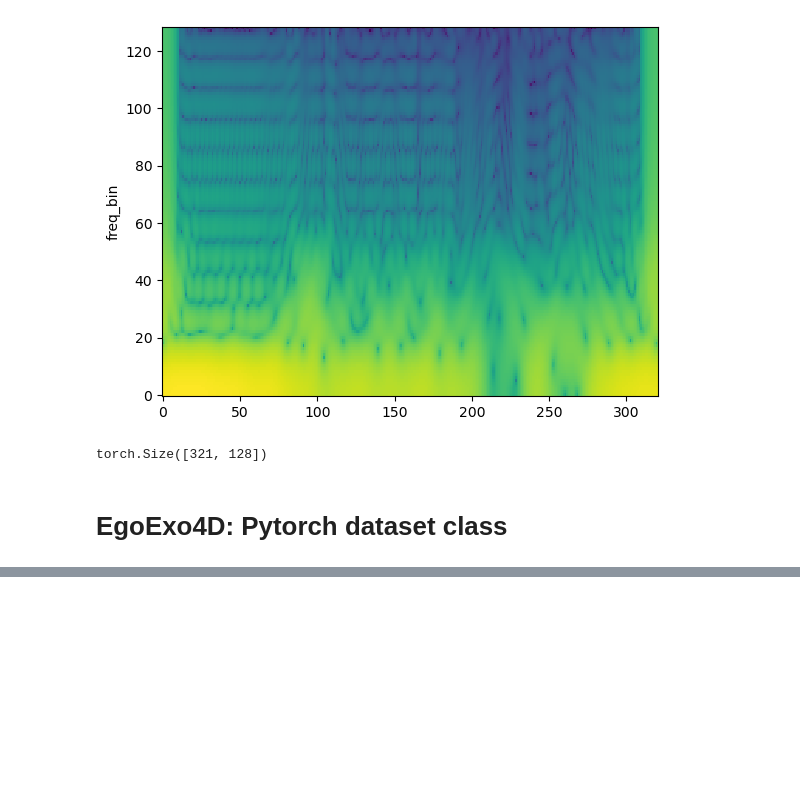
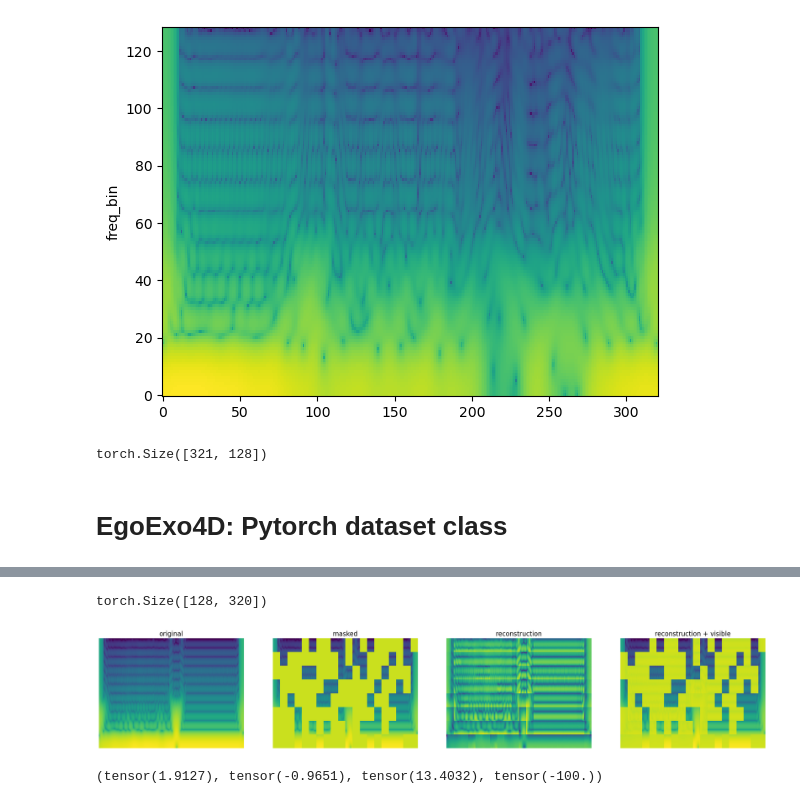
Before and after one commit to amir-goudarzi/IMU_testing, a Jupyter notebook: notebooks/egoexo4d.ipynb, the cells around one changed output, grey strips where cells are left out. Cells and saved outputs as stored; diff of their text form; code cells hidden in the pictures; blank space fills up the shorter version.

```diff
--- a/notebooks/egoexo4d.ipynb
+++ b/notebooks/egoexo4d.ipynb
@@ -784,0 +947,9 @@ for _, (imu, omni) in enumerate(dataloader):
+# %%
+visualize(imu, model)
+# %% [output]
+torch.Size([128, 320])
+[figure, added]
+# %%
+prova.max(), prova.min(), imu.max(), imu.min()
+# %% [output]
+(tensor(1.9127), tensor(-0.9651), tensor(13.4032), tensor(-100.))
```
Also changed, not shown: parts of 20 cells of this notebook, 12 other files.
